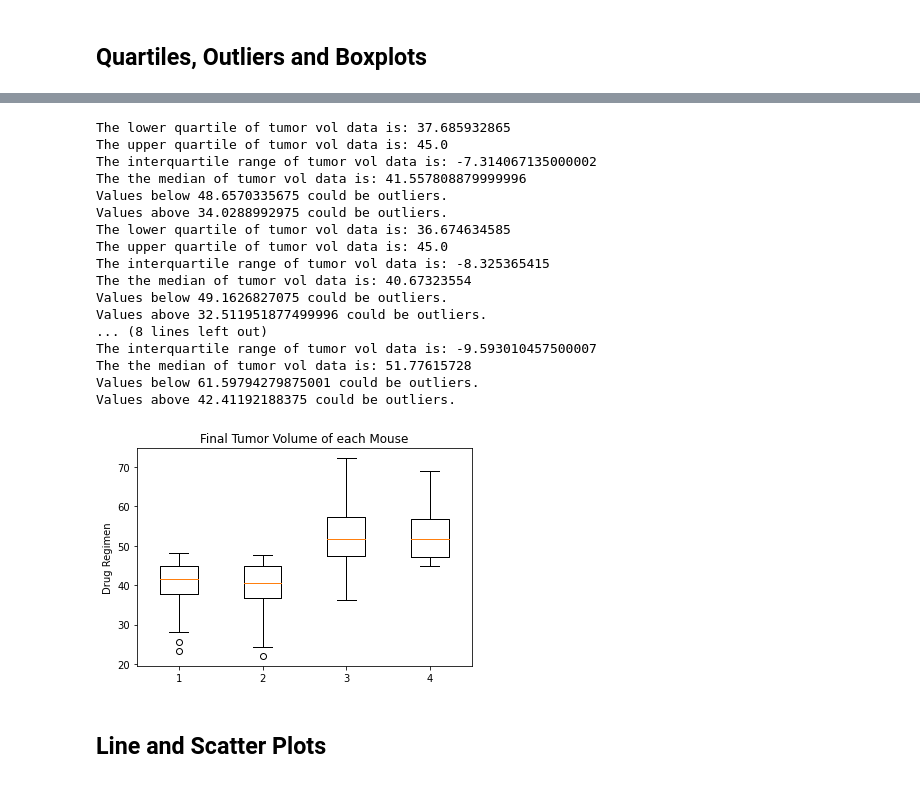
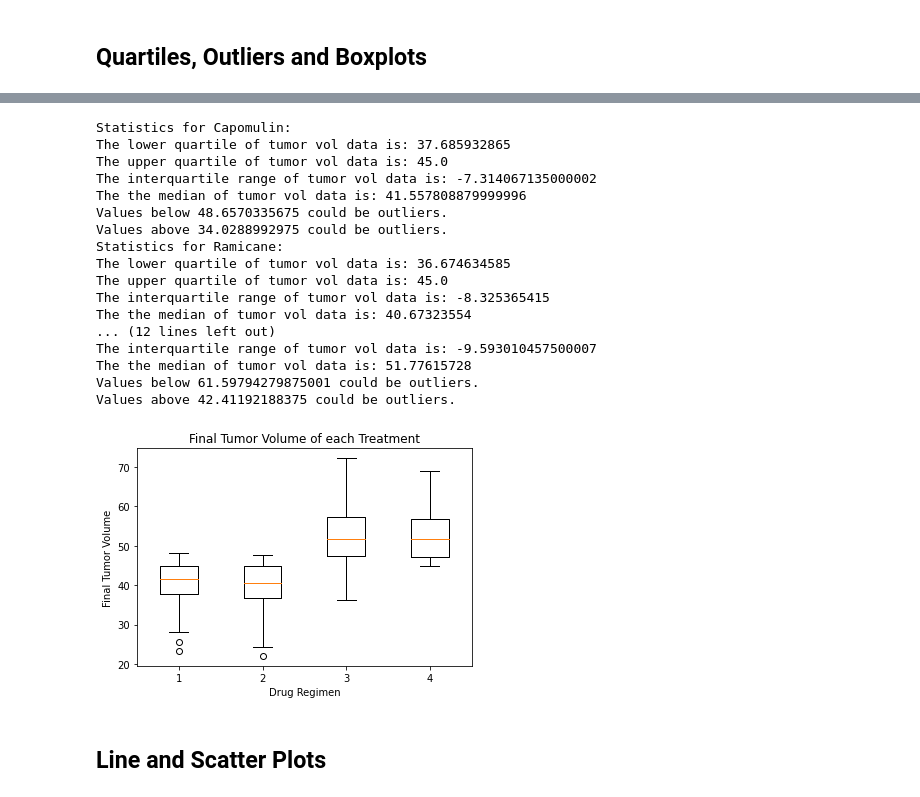
Before and after one commit to kaylajgranados/Pharmaceutical-Treatment-Testing, a Jupyter notebook: pymaceuticals.ipynb, the cells around one changed output, grey strips where cells are left out. Saved outputs shown, nothing was run; the diff lists cells and outputs as text; code cells hidden in the pictures.

```diff
--- a/pymaceuticals.ipynb
+++ b/pymaceuticals.ipynb
@@ -220,11 +221,10 @@ plt.show()
 # Calculate the final tumor volume of each mouse across four of the treatment regimens: Capomulin, Ramicane, Infubinol, and Ceftamin
 
 #Group by drug regimen
-adjusted_mouse_data = clean_df.groupby("Mouse ID")["Timepoint"].max()
+adjusted_mouse_data = mouse_study_complete.groupby("Mouse ID")["Timepoint"].max()
 
-#Rename this dataframe
-#Merge this group df with the original dataframe to get the tumor volume at the last timepoint
-grouped_mouse_data = pd.merge(clean_df,adjusted_mouse_data,on=["Mouse ID"])
+#Merge thed grouped df with the original dataframe to get the tumor volume at the last timepoint
+grouped_mouse_data = pd.merge(mouse_study_complete,adjusted_mouse_data,on=["Mouse ID"])
 
 #Reset the index
 setting_index = grouped_mouse_data.set_index("Drug Regimen")
@@ -250,16 +247,16 @@ grouped_mouse_data
 # %%
-#This need to be cleaned and I should write about this code in the ReadMe
+# Calculate the quartiles and IQR, and determine if there are any potential outliers across all four treatment regimens
 
 # Put treatments into a list
 four_treatments= ["Capomulin", "Ramicane", "Infubinol", "Ceftamin"]
 
-# Create empty list to fill with tumor vol data (for plotting)
+# Create empty list to fill with tumor vol data
 tumor_vol_data = []
 
-#for loop
+# Run a for loop to iterate through each treatment regimen, select rows where the Drug Regimen matches the current treatment, and extract tumor volume data for each of the four treatments.
 for treatment in four_treatments:
+    # Select rows where Drug Regimen matches current treatment
     each_treatment = grouped_mouse_data.loc[grouped_mouse_data["Drug Regimen"]==treatment,"Tumor Volume (mm3)"]
-
     tumor_vol_data.append(each_treatment)
 
     # Calculate the IQR
@@ -268,7 +265,8 @@ for treatment in four_treatments:
     upperq = quartiles[0.75]
     iqr = lowerq-upperq
 
-# Did this print for each 4 groups?  If so, should that be laid out here.
+    # Print information for current treament
+    print(f"Statistics for {treatment}:")
     print(f"The lower quartile of tumor vol data is: {lowerq}")
     print(f"The upper quartile of tumor vol data is: {upperq}")
     print(f"The interquartile range of tumor vol data is: {iqr}")
@@ -280,39 +278,43 @@ for treatment in four_treatments:
     print(f"Values below {lower_bound} could be outliers.")
     print(f"Values above {upper_bound} could be outliers.")
 # %% [output]
+Statistics for Capomulin:
 The lower quartile of tumor vol data is: 37.685932865
 The upper quartile of tumor vol data is: 45.0
 The interquartile range of tumor vol data is: -7.314067135000002
 The the median of tumor vol data is: 41.557808879999996
 Values below 48.6570335675 could be outliers.
 Values above 34.0288992975 could be outliers.
+Statistics for Ramicane:
 The lower quartile of tumor vol data is: 36.674634585
 The upper quartile of tumor vol data is: 45.0
 The interquartile range of tumor vol data is: -8.325365415
 The the median of tumor vol data is: 40.67323554
-Values below 49.1626827075 could be outliers.
-Values above 32.511951877499996 could be outliers.
-... (8 lines left out)
+... (12 lines left out)
 The interquartile range of tumor vol data is: -9.593010457500007
 The the median of tumor vol data is: 51.77615728
 Values below 61.59794279875001 could be outliers.
 Values above 42.41192188375 could be outliers.
 # %%
-# Generate a box plot of the final tumor volume of each mouse across four regimens of interest
-# Each mouse: I'm not sure what this plot is showing? There is no X lable on this chart
+# Using Matplotlib, generate a box plot of the final tumor volume for all four treatment regimens. Highlight any potential outliers in the plot by changing their color and style.
+
 fig1, ax1 = plt.subplots()
-ax1.set_title("Final Tumor Volume of each Mouse")
-ax1.set_ylabel("Drug Regimen")
+ax1.set_title("Final Tumor Volume of each Treatment")
+ax1.set_ylabel("Final Tumor Volume")
+ax1.set_xlabel("Drug Regimen")
 ax1.boxplot(tumor_vol_data)
 
-#Change size of the chart
+# Resize (10,8)
+
 
 #Change the color of the boxes
 # boxplot = ax1.boxplot(tumor_vol_data, boxprops={'color': 'cyan'})
 
+#Change color and style of outliers - not necessary
+
 plt.show()
 # %% [output]
-[figure, old version]
+[figure, new version]
 # %% [markdown]
 ## Line and Scatter Plots
 # %%
```
Also changed, not shown: parts of 7 cells of this notebook.
